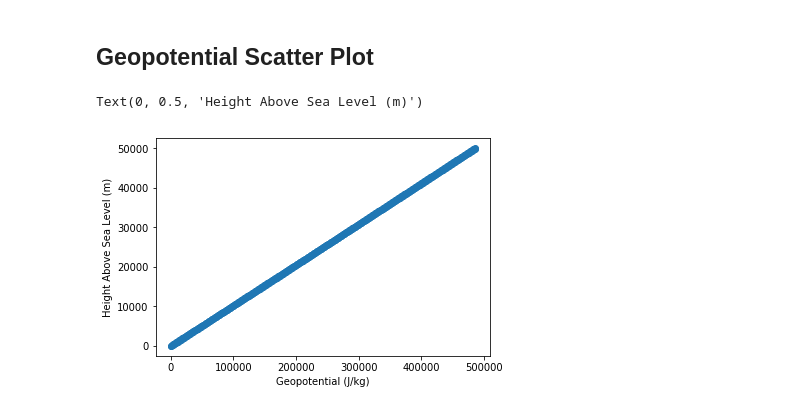
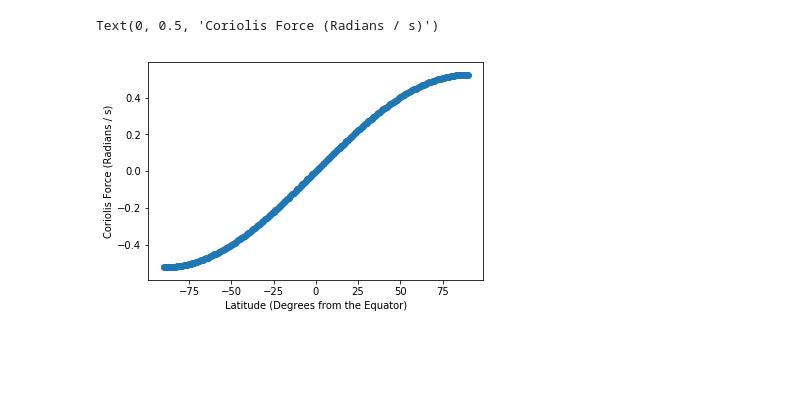
Before and after one commit to amsimp/amsimp, a Jupyter notebook: scatterplots.ipynb, the cells around one changed output. Saved outputs shown, nothing was run; the diff lists cells and outputs as text; code cells hidden in the pictures; blank space fills up the shorter version.

```diff
--- a/scatterplots.ipynb
+++ b/scatterplots.ipynb
@@ -27,9 +40,7 @@ Text(0, 0.5, 'Height Above Sea Level (m)')
-# %% [markdown]
-## Geopotential Scatter Plot
-# %%
-plt.scatter(defs.geopotential, defs.height)
-plt.xlabel('Geopotential (J/kg)')
-plt.ylabel('Height Above Sea Level (m)')
-# %% [output]
-Text(0, 0.5, 'Height Above Sea Level (m)')
-[figure, removed]
+# %%
+plt.scatter(amsimp.latitude, amsimp.coriolis_force)
+plt.xlabel('Latitude (Degrees from the Equator)')
+plt.ylabel('Coriolis Force (Radians / s)')
+# %% [output]
+Text(0, 0.5, 'Coriolis Force (Radians / s)')
+[figure, added]
```
Also changed, not shown: parts of 15 cells of this notebook, 2 other files.
